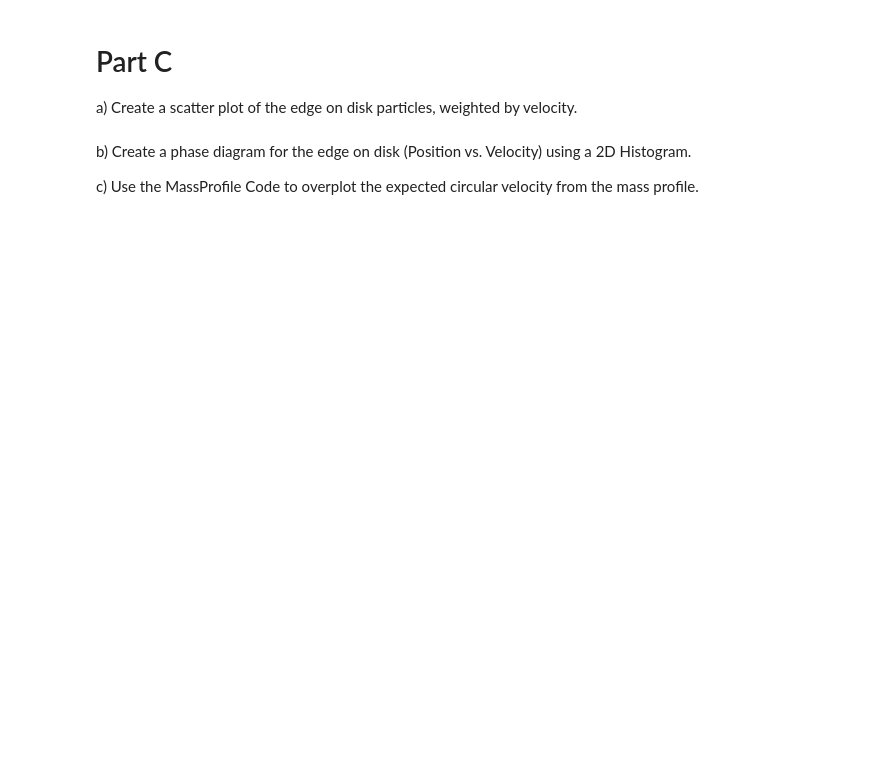
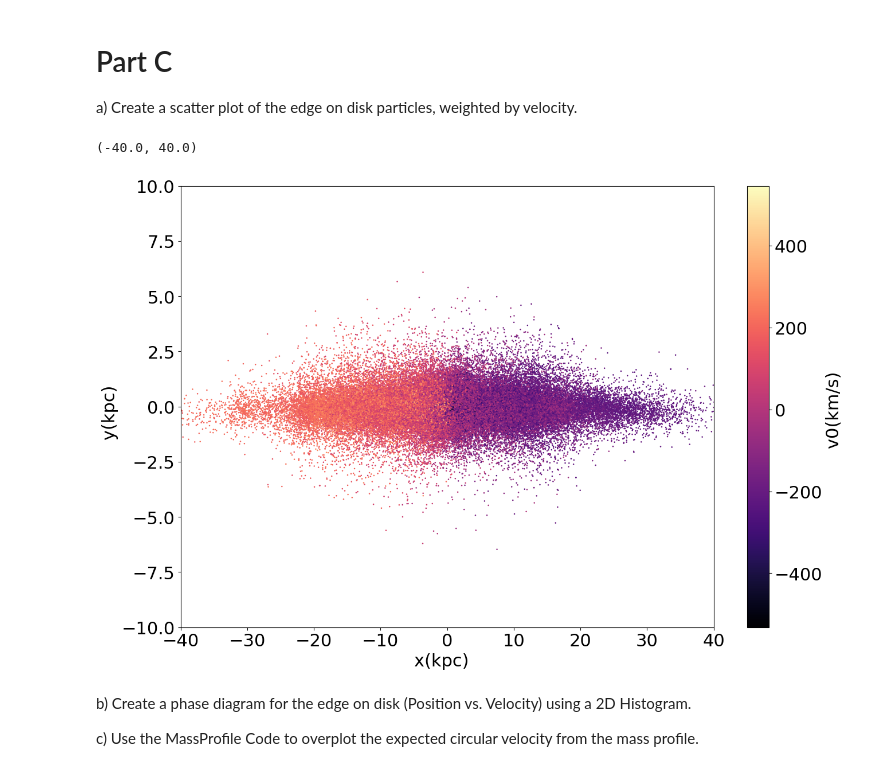
Before and after one commit to mat-3r/astr400B, a Jupyter notebook: Labs/Lab7/Lab7.ipynb, the cells around one changed output. Saved outputs shown, nothing was run; the diff lists cells and outputs as text; code cells hidden in the pictures; blank space fills up the shorter version.

```diff
--- a/Labs/Lab7/Lab7.ipynb
+++ b/Labs/Lab7/Lab7.ipynb
@@ -318,36 +327,39 @@ a) Create a scatter plot of the edge on disk particles, weighted by velocity.
 # %%
 # Plot velocity weighted EDGE ON DISK
 
 fig = plt.figure(figsize=(15,10))
 ax = plt.subplot(111)
 
 # plot position of disk particles color
 # coded by velocity along the 3rd axis
 # plt.scatter(pos1, pos2, c=vel1)
 # ADD HERE
-
+plt.scatter(ro[:,1], ro[:,2], c=vo[:,0], s=0.7,cmap='magma')
 
 #colorbar
 cbar = plt.colorbar()
-cbar.set_label('  ', size=22)
+cbar.set_label('v0(km/s) ', size=22)
 
 # Add axis labels
-plt.xlabel('  ', fontsize=22)
-plt.ylabel('  ', fontsize=22)
+plt.xlabel('x(kpc)  ', fontsize=22)
+plt.ylabel('y(kpc)  ', fontsize=22)
 
 
 
 #adjust tick label font size
 label_size = 22
 matplotlib.rcParams['xtick.labelsize'] = label_size
 matplotlib.rcParams['ytick.labelsize'] = label_size
 
 #set axis limits
 plt.ylim(-10,10)
 plt.xlim(-40,40)
 
 # Save file
 # plt.savefig('Lab7_EdgeOn_Vel.png')
+# %% [output]
+(-40.0, 40.0)
+[figure, added]
 # %% [markdown]
 b) Create a phase diagram for the edge on disk (Position vs. Velocity) using a 2D Histogram.
 
```
Also changed, not shown: parts of 8 cells of this notebook.
